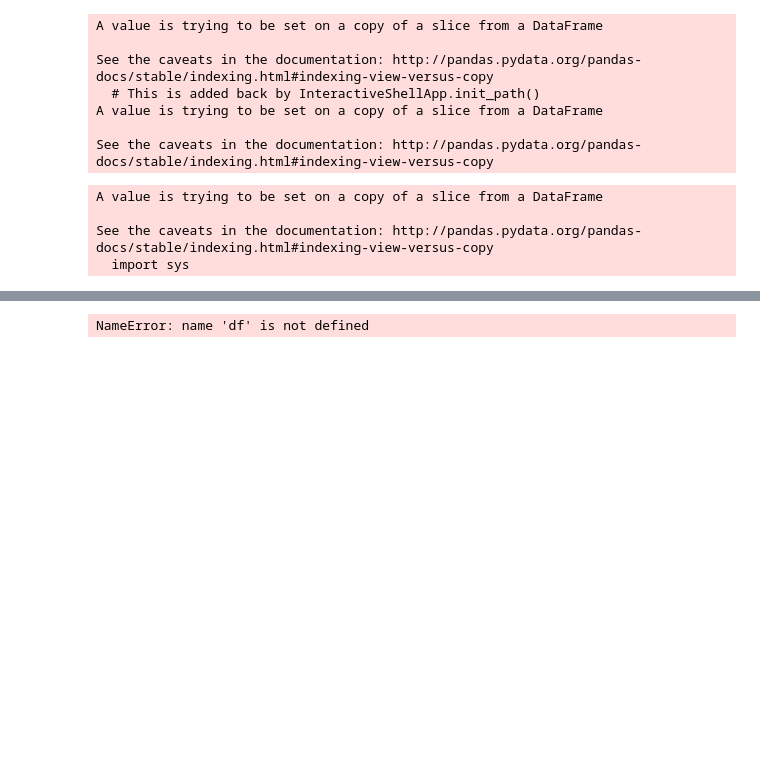
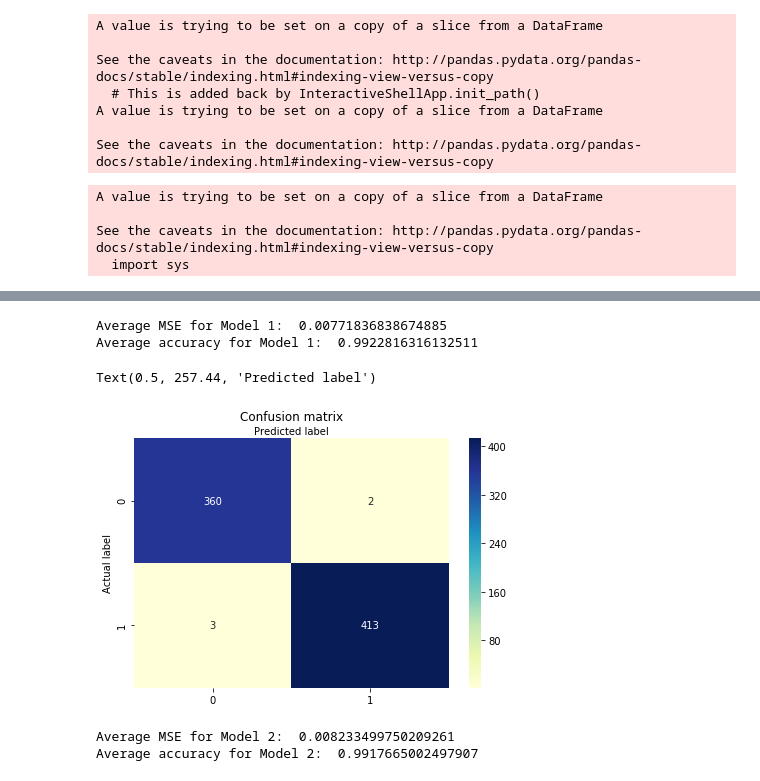
Before and after one commit to dantran16/cogs-109-final-project1, a Jupyter notebook: Final project.ipynb, the cells around one changed output, grey strips where cells are left out. Cells and saved outputs as stored; diff of their text form; code cells hidden in the pictures; blank space fills up the shorter version.

Commit message:
added K-fold CVs for each model we did.

```diff
--- a/Final project.ipynb
+++ b/Final project.ipynb
@@ -437,4 +437,5 @@ See the caveats in the documentation: http://pandas.pydata.org/pandas-docs/stabl
 # %%
 rdf = rdf.drop("lobby_type", axis=1)
 rdf = rdf.drop("game_mode", axis=1)
-rdf
+rdf = rdf.drop("barracks_status_radiant",axis=1)
+rdf = rdf.drop("barracks_status_dire",axis=1)
@@ -460,43 +441,0 @@ rdf
-# %%
-from sklearn.model_selection import KFold
-
-def accuracy(conf_mat):
-    return (conf_mat[0, 0] + conf_mat[1, 1])/np.sum(np.ravel(conf_mat))
-def error_rate(conf_mat):
-    return 1 - accuracy(conf_mat)
-
-k = 5
-threshold = 0.5
-kf = KFold(n_splits=k, shuffle=True)
-train_trrs = []
-test_trrs = []
-
-for train_index, test_index in kf.split(rdf):
-    df_train = rdf.iloc[train_index, :]
-    df_test = rdf.iloc[test_index, :]
-
-    # logistic regression on training data
-    #res = smf.logit('', data=).fit(disp=0)
-    res = smf.logit('radiant_win', data=df).fit(disp=0)
-
-    # training total error rate
-    train_pred = (res.predict(df_train) > threshold).astype(int)
-    train_conf_mat = metrics.confusion_matrix(df_train['Survived'], train_pred)
-    train_trr = error_rate(train_conf_mat)
-
-    # test total error rate
-    test_pred = (res.predict(df_test) > threshold).astype(int)
-    test_conf_mat = metrics.confusion_matrix(df_test['Survived'], test_pred)
-    test_trr = error_rate(test_conf_mat)
-
-    # record training error and test error
-    train_trrs.append(train_trr)
-    test_trrs.append(test_trr)
-
-# summarize results into a table
-res_table = pd.DataFrame()
-res_table['training error rate'] = train_trrs
-res_table['test error rate'] = test_trrs
-res_table
-# %% [output]
-NameError: name 'df' is not defined
@@ -510,0 +484,26 @@ results.summary()
+# %%
+print("Average MSE for Model 1: ", stats.mean(mses))
+print("Average accuracy for Model 1: ",stats.mean(accuracy))
+# %% [output]
+Average MSE for Model 1:  0.00771836838674885
+Average accuracy for Model 1:  0.9922816316132511
+# %%
+import numpy as np
+import matplotlib.pyplot as plt
+import seaborn as sns
+
+class_names=[0,1] # name  of classes
+fig, ax = plt.subplots()
+tick_marks = np.arange(len(class_names))
+plt.xticks(tick_marks, class_names)
+plt.yticks(tick_marks, class_names)
+# create heatmap
+sns.heatmap(pd.DataFrame(cfs[0]), annot=True, cmap="YlGnBu" ,fmt='g')
+ax.xaxis.set_label_position("top")
+plt.tight_layout()
+plt.title('Confusion matrix', y=1.1)
+plt.ylabel('Actual label')
+plt.xlabel('Predicted label')
+# %% [output]
+Text(0.5, 257.44, 'Predicted label')
+[figure, added]
@@ -510,0 +558,6 @@ results.summary()
+# %%
+print("Average MSE for Model 2: ", stats.mean(mses))
+print("Average accuracy for Model 2: ",stats.mean(accuracy))
+# %% [output]
+Average MSE for Model 2:  0.008233499750209261
+Average accuracy for Model 2:  0.9917665002497907
```
Also changed, not shown: parts of 13 cells of this notebook.
